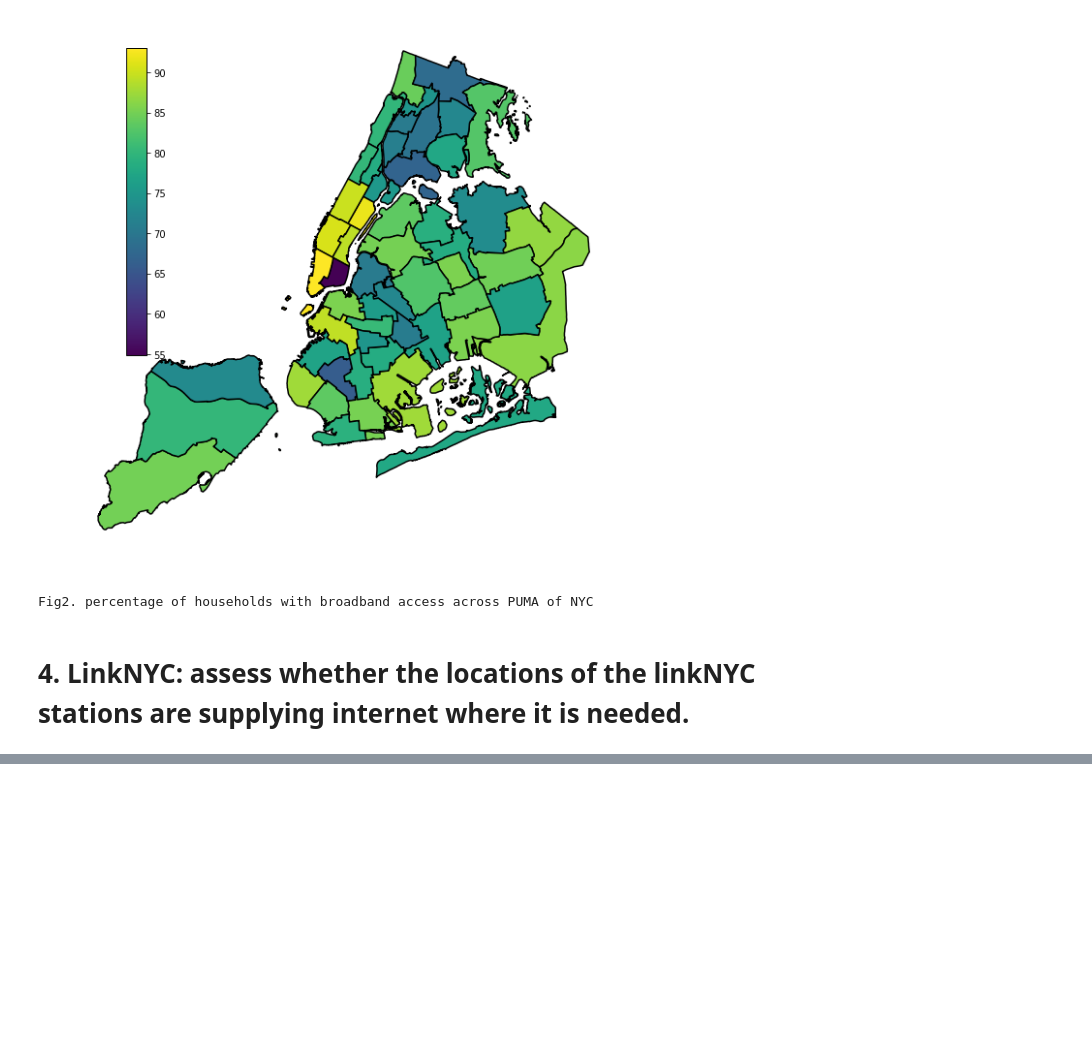
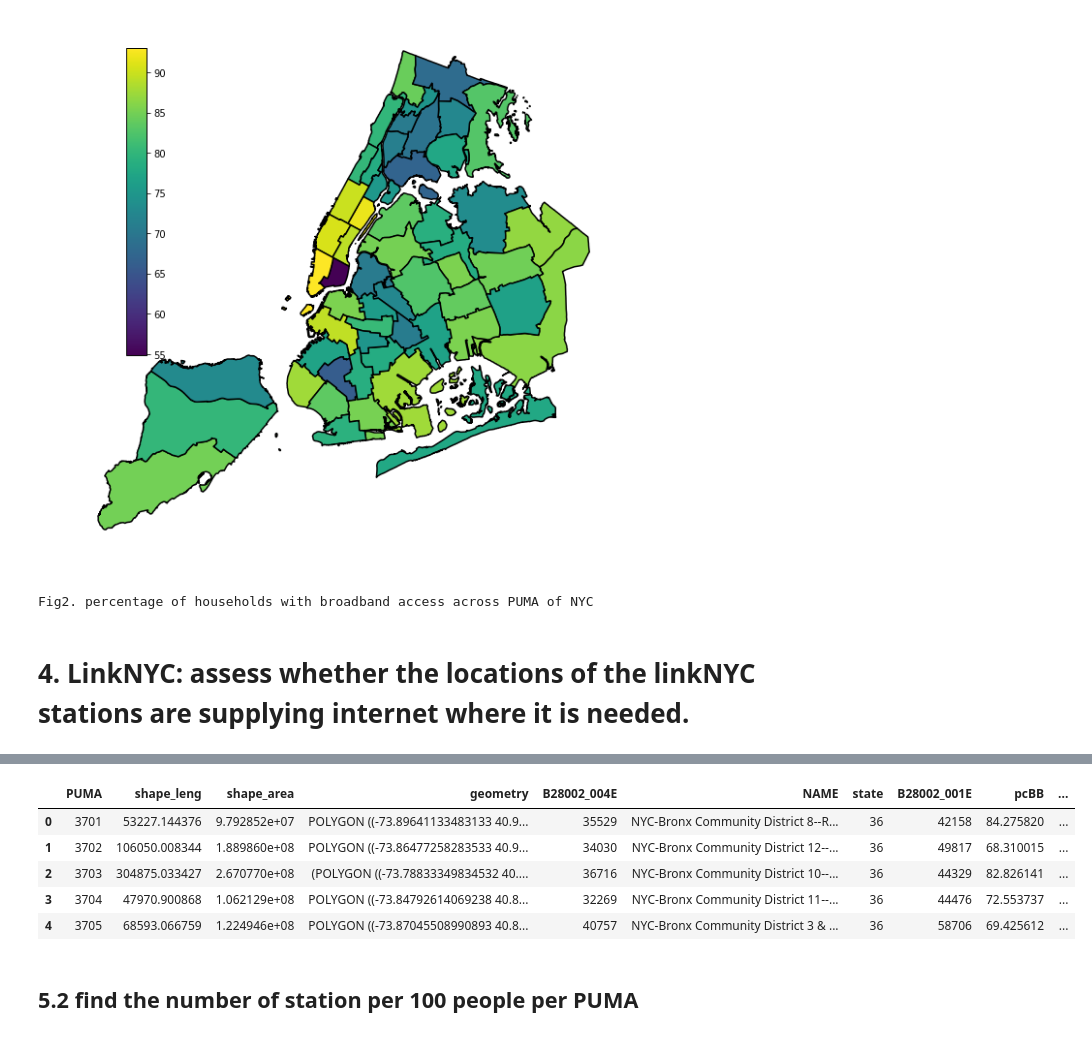
Before and after one commit to picniclin/PUI2017_yl5240, a Jupyter notebook: HW9_yl5240/HW9_yl5240.ipynb, the cells around one changed output, grey strips where cells are left out. Saved outputs shown, nothing was run; the diff lists cells and outputs as text; code cells hidden in the pictures; blank space fills up the shorter version.

```diff
--- a/HW9_yl5240/HW9_yl5240.ipynb
+++ b/HW9_yl5240/HW9_yl5240.ipynb
@@ -393,0 +483,7 @@ Fig2. percentage of households with broadband access across PUMA of NYC
+# %%
+pop = 'B00001_001E'
+url = "https://api.census.gov/data/2016/acs/acs1?get=" + pop +\
+",NAME&for=public%20use%20microdata%20area:*&in=state:36&key=" + myAPI
+resp = requests.request('GET', url).content
+pumaPOP = pd.read_csv(io.StringIO(resp.decode('utf-8').replace('[','').replace(']','')))
+pumaPOP.head()
@@ -393,0 +497,15 @@ Fig2. percentage of households with broadband access across PUMA of NYC
+# %%
+pumaPOP.rename(columns = {'public use microdata area':'PUMA'}, inplace = True)
+pumaPOP.drop(['Unnamed: 4'], axis = 1, inplace = True)
+pumaPOP.PUMA = pumaPOP.PUMA.astype('int')
+pumaBBshp2 = pumaBBshp.merge(pumaPOP, on = ['NAME','state','PUMA'])
+pumaBBshp2.head()
+# %% [output]
+|  | PUMA | shape_leng | shape_area | geometry | B28002_004E | NAME | state | B28002_001E | pcBB | ... |
+| 0 | 3701 | 53227.144376 | 9.792852e+07 | POLYGON ((-73.89641133483133 40.9... | 35529 | NYC-Bronx Community District 8--R... | 36 | 42158 | 84.275820 | ... |
+| 1 | 3702 | 106050.008344 | 1.889860e+08 | POLYGON ((-73.86477258283533 40.9... | 34030 | NYC-Bronx Community District 12--... | 36 | 49817 | 68.310015 | ... |
+| 2 | 3703 | 304875.033427 | 2.670770e+08 | (POLYGON ((-73.78833349834532 40.... | 36716 | NYC-Bronx Community District 10--... | 36 | 44329 | 82.826141 | ... |
+| 3 | 3704 | 47970.900868 | 1.062129e+08 | POLYGON ((-73.84792614069238 40.8... | 32269 | NYC-Bronx Community District 11--... | 36 | 44476 | 72.553737 | ... |
+| 4 | 3705 | 68593.066759 | 1.224946e+08 | POLYGON ((-73.87045508990893 40.8... | 40757 | NYC-Bronx Community District 3 & ... | 36 | 58706 | 69.425612 | ... |
+# %% [markdown]
+## 5.2 find the number of station per 100 people per PUMA
```
Also changed, not shown: parts of 24 cells of this notebook.
